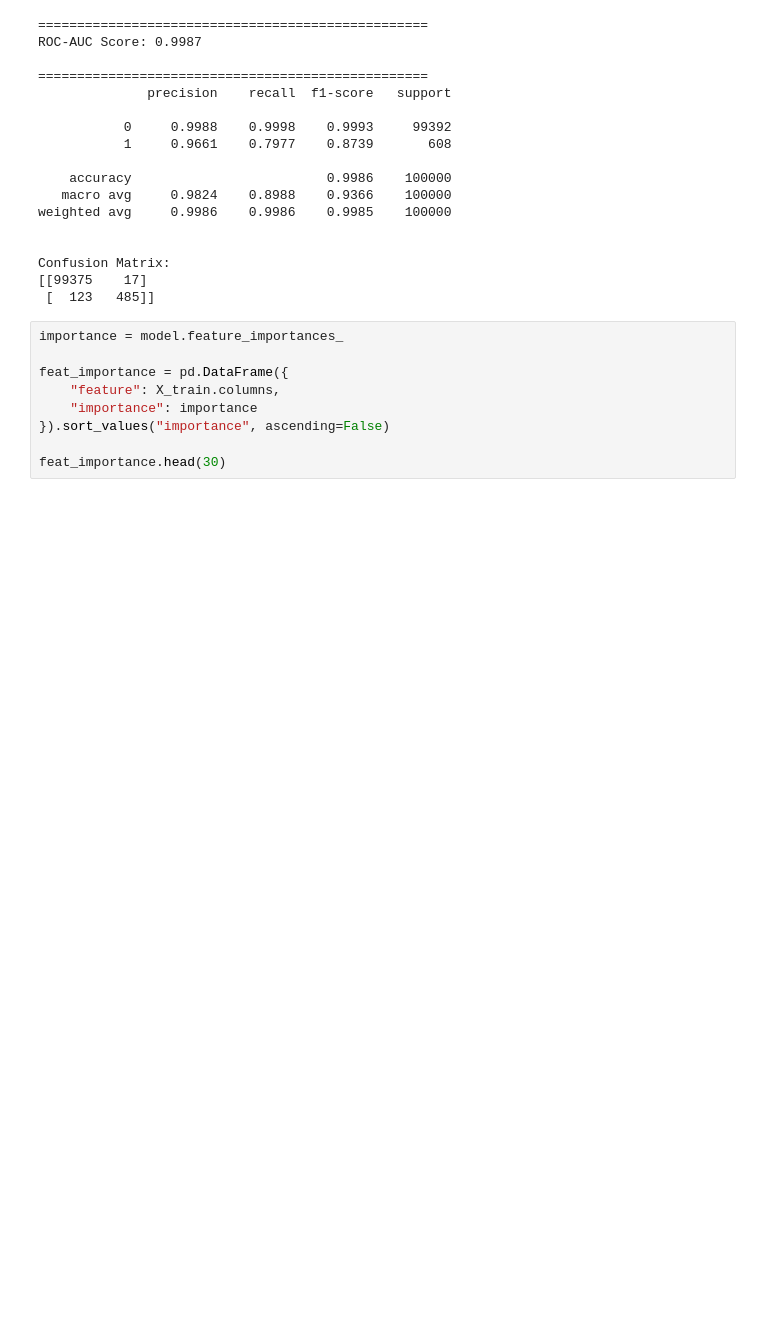
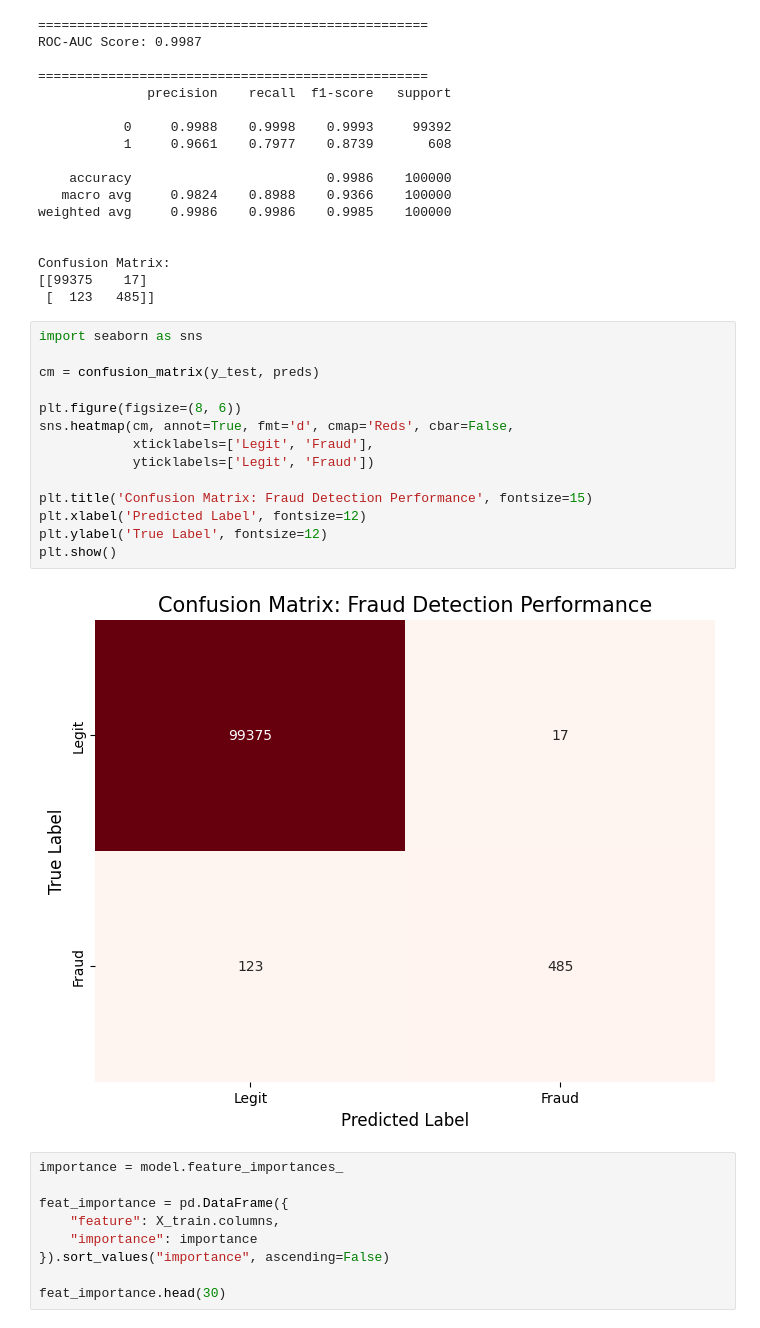
Before and after one commit to coder-red/live-fraud-detection-agent, a Jupyter notebook: notebooks/02_training.ipynb, the cells around one changed output. Saved outputs shown, nothing was run; the diff lists cells and outputs as text; blank space fills up the shorter version.

```diff
--- a/notebooks/02_training.ipynb
+++ b/notebooks/02_training.ipynb
@@ -141,6 +141,22 @@ weighted avg     0.9986    0.9986    0.9985    100000
 Confusion Matrix:
 [[99375    17]
  [  123   485]]
+# %%
+import seaborn as sns
+
+cm = confusion_matrix(y_test, preds)
+
+plt.figure(figsize=(8, 6))
+sns.heatmap(cm, annot=True, fmt='d', cmap='Reds', cbar=False,
+            xticklabels=['Legit', 'Fraud'],
+            yticklabels=['Legit', 'Fraud'])
+
+plt.title('Confusion Matrix: Fraud Detection Performance', fontsize=15)
+plt.xlabel('Predicted Label', fontsize=12)
+plt.ylabel('True Label', fontsize=12)
+plt.show()
+# %% [output]
+[figure, added]
 # %%
 importance = model.feature_importances_
 
```
Also changed, not shown: 9 other files.
